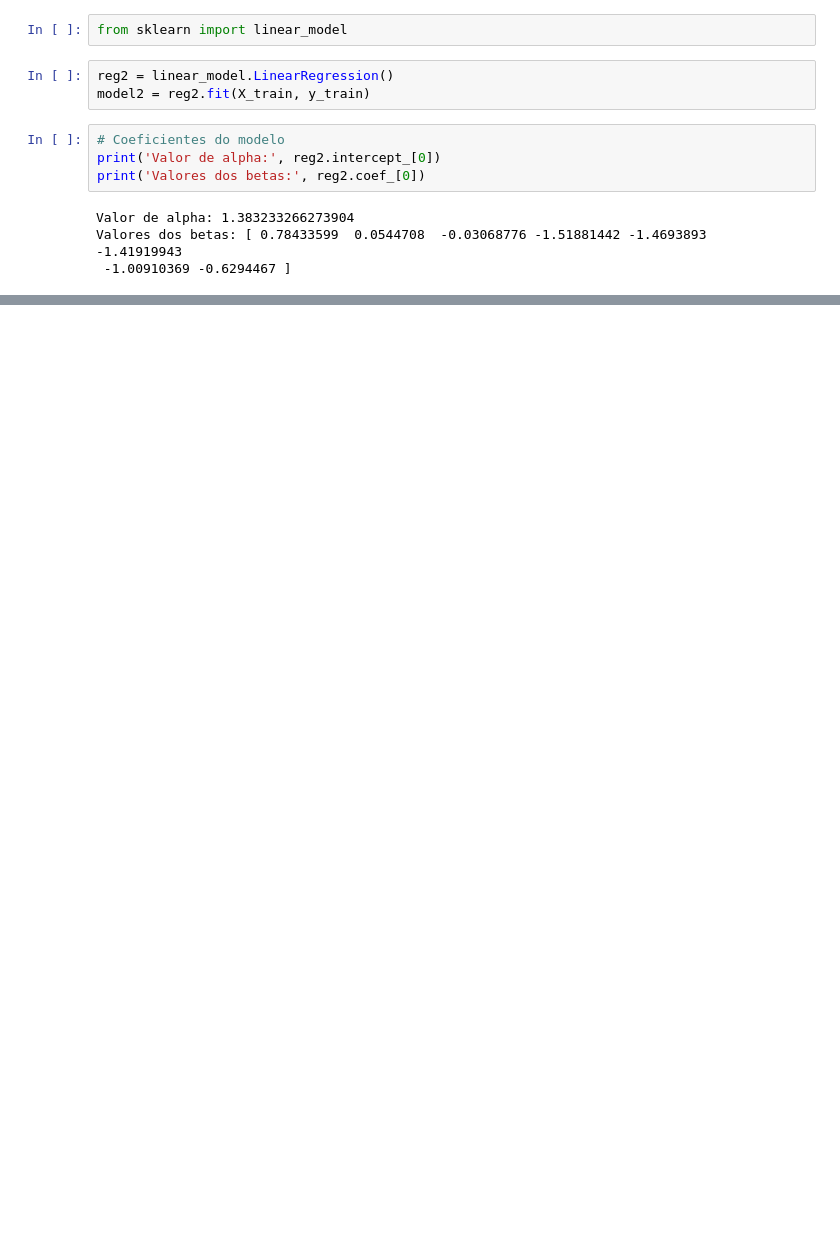
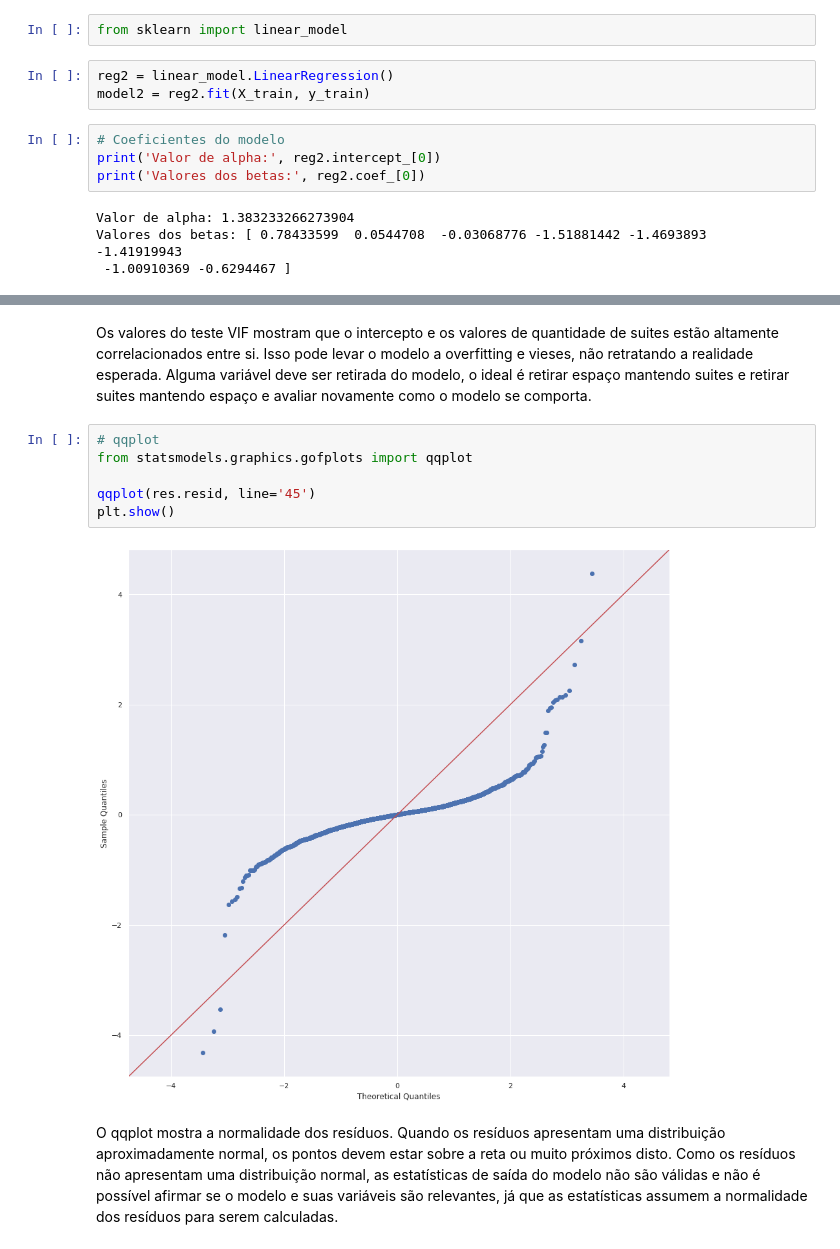
Before and after one commit to caiocrbrito/previsao_valor_imoveis, a Jupyter notebook: scripts/modelo.ipynb, the cells around one changed output, grey strips where cells are left out. Saved outputs shown, nothing was run; the diff lists cells and outputs as text; blank space fills up the shorter version.

```diff
--- a/scripts/modelo.ipynb
+++ b/scripts/modelo.ipynb
@@ -644,0 +571,12 @@ plt.show();
+# %% [markdown]
+Os valores do teste VIF mostram que o intercepto e os valores de quantidade de suites estão altamente correlacionados entre si. Isso pode levar o modelo a overfitting e vieses, não retratando a realidade esperada. Alguma variável deve ser retirada do modelo, o ideal é retirar espaço mantendo suites e retirar suites mantendo espaço e avaliar novamente como o modelo se comporta.
+# %%
+# qqplot
+from statsmodels.graphics.gofplots import qqplot
+
+qqplot(res.resid, line='45')
+plt.show()
+# %% [output]
+[figure, added]
+# %% [markdown]
+O qqplot mostra a normalidade dos resíduos. Quando os resíduos apresentam uma distribuição aproximadamente normal, os pontos devem estar sobre a reta ou muito próximos disto. Como os resíduos não apresentam uma distribuição normal, as estatísticas de saída do modelo não são válidas e não é possível afirmar se o modelo e suas variáveis são relevantes, já que as estatísticas assumem a normalidade dos resíduos para serem calculadas.
```
Also changed, not shown: parts of 69 cells of this notebook.
